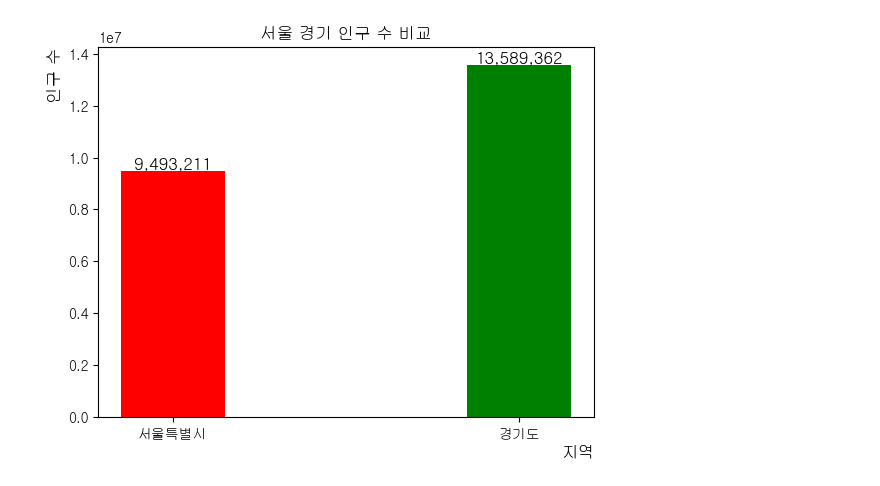
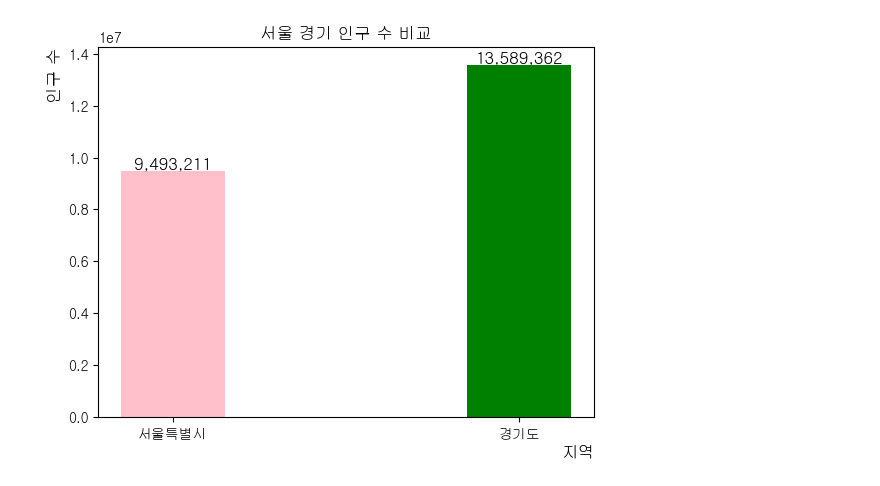
Before and after one commit to SonEunBi/Bank_Project, a Jupyter notebook: seoulVSgg.ipynb, the cells around one changed output. Saved outputs shown, nothing was run; the diff lists cells and outputs as text; code cells hidden in the pictures.

```diff
--- a/seoulVSgg.ipynb
+++ b/seoulVSgg.ipynb
@@ -3,32 +3,32 @@ import pandas as pd
 import matplotlib.pyplot as plt
 from chart_studio import plotly
 import cufflinks as cf
 cf.go_offline(connected=True)
 
 from matplotlib import font_manager, rc
 font_path = "C:/Windows/Fonts/NGULIM.TTF"
 font = font_manager.FontProperties(fname=font_path).get_name()
 rc('font', family=font)
 
 # #인구수
 loc = ["서울특별시","경기도"]
 gg = [9493211, 13589362]
 
 index = ['인구 수']
 pp = plt.bar(loc, gg,
-        color=['red', 'green'],
+        color=['pink', 'green'],
         width=0.3)
 
 # df.plot.bar(color = {"서울특별시":'#FF0000', "경기도":'green'})
 # plt.gca().set_facecolor('#E6F0F8') #배경색
 for rect in pp:
     height = rect.get_height()
     plt.text(rect.get_x() + rect.get_width()/2.0, height, format(int('%d' % height), ','), ha='center', va='bottom', size = 12)
 plt.title("서울 경기 인구 수 비교")
 plt.xlabel("지역", size =12, loc='right')
 plt.ylabel("인구 수", size =12, loc='top')
 plt.show()
 
 #은행 수 / 지역별 인구
 # %% [output]
-[figure, old version]
+[figure, new version]
```
Also changed, not shown: parts of 3 cells of this notebook, 11 other files.
